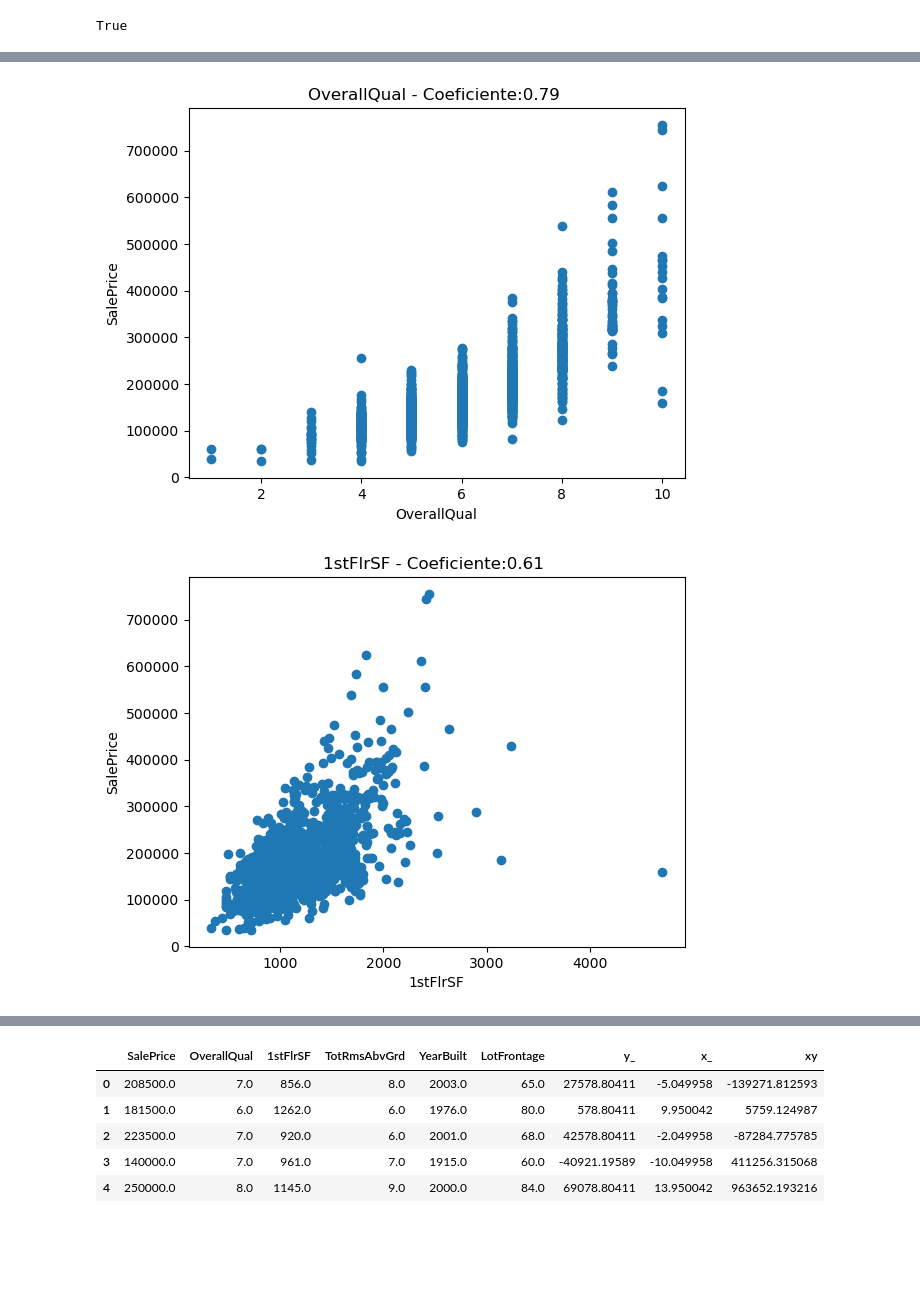
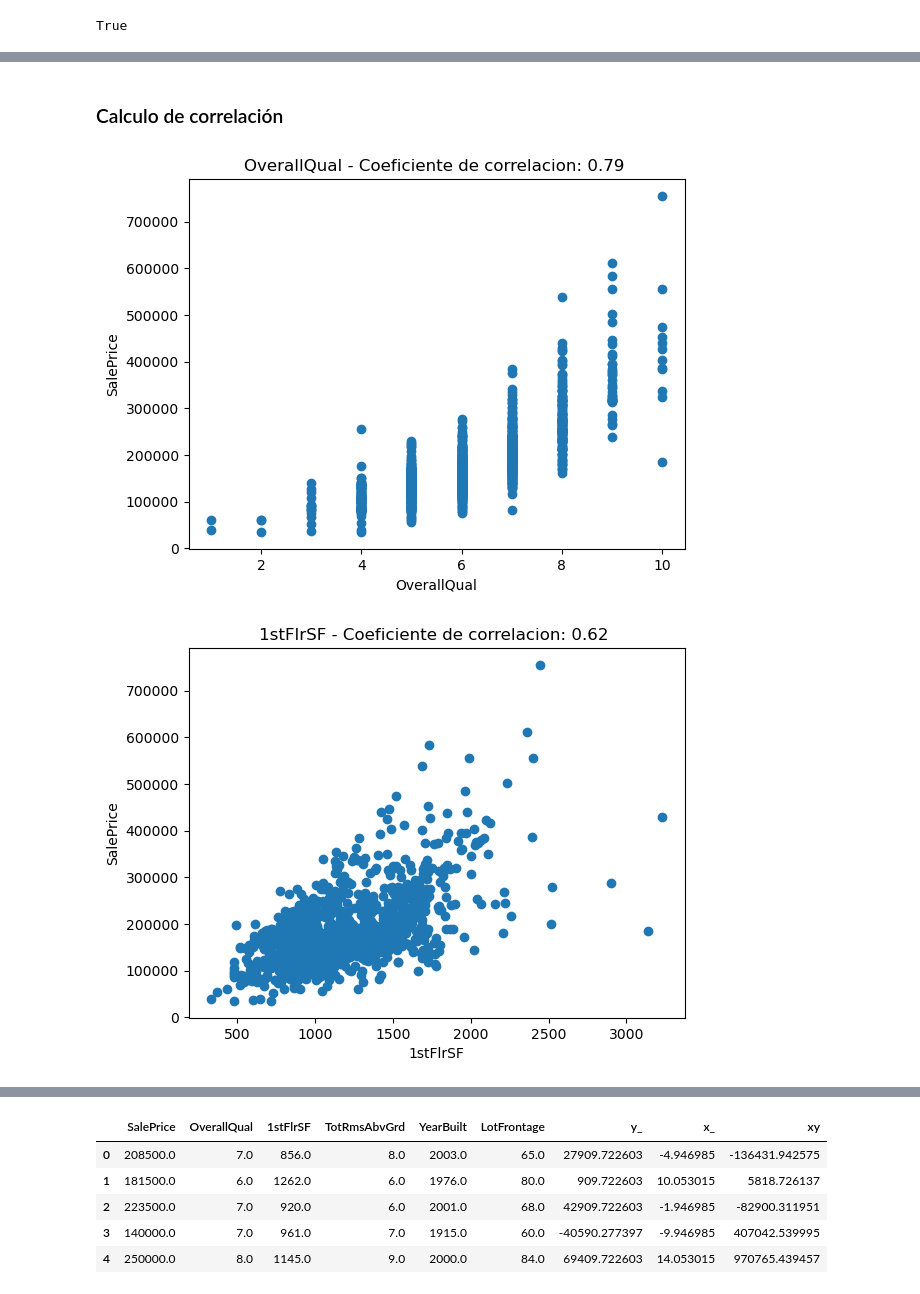
Before and after one commit to nafuent/Tareas_python, a Jupyter notebook: proyecto_cienciaDatos15004337.ipynb, the cells around one changed output, grey strips where cells are left out. Saved outputs shown, nothing was run; the diff lists cells and outputs as text; code cells hidden in the pictures; blank space fills up the shorter version.

```diff
--- a/proyecto_cienciaDatos15004337.ipynb
+++ b/proyecto_cienciaDatos15004337.ipynb
@@ -63,7 +85,7 @@ num_filas = len(dataSet)
 num_filas_setEntrena= int(num_filas*0.8)
 # %%
 # CREAR SET DE ENTRANMIENTO
-setEntrena=dataSet.iloc[0:num_filas_setEntrena,:]
+setEntrena=dataSet.iloc[0:num_filas_setEntrena,:].copy()
 
 # CONTAR FILAS DEL SET DE ENTRANMIENTO
 setEntrena.shape
@@ -85,8 +111,8 @@ True
 # %%
 #ANALISIS EXPLORATORIO DE LOS DATOS
 
-for col in dataSet.columns:
-    dtExploratorios = dataSet[col].describe()
+for col in setEntrena.columns:
+    dtExploratorios = setEntrena[col].describe()
     print("--------------------------------------")
     print(f"Columna: {col}")
     print("--------------------------------------")
@@ -95,12 +121,13 @@ for col in dataSet.columns:
     print("Maximo: ",dtExploratorios["max"])
     print("Minimo: ",dtExploratorios["min"])
     print("Desviacion Standar:",dtExploratorios["std"])
-    print("Rango peak to peak:",np.ptp(dataSet[col]))
-    print("Valores Nulos: ", dataSet[col].isnull().sum())
+    print("Rango peak to peak:",np.ptp(setEntrena[col]))
+    print("Valores Nulos: ", setEntrena[col].isnull().sum())
     print()
 
     #GRAFICAR HISTOGRAMA
-    sns.distplot(dataSet[col])
+
+    sns.displot(setEntrena[col])
     plt.show()
 
     print()
@@ -185,45 +195,50 @@ Valores Nulos:  0
+# %% [markdown]
+### Calculo de correlación
 # %%
 #FUNCION PARA OBTENER DATOS NECESARIOS PARA CALCULAR CORRELACION
 def estadisticos_col(df,col):
     estds=df[col].describe()
     media = estds["mean"]
     std=estds["std"]
     conteo =estds["count"]
 
     return media, std, conteo
 
-
+# diccionario para guardar las correlaciones
+listCorrelaciones ={}
 
 # GRAFICAR X y Y con scatterPlot
 var_y='SalePrice'
 
-mediaY, stdY, conteoY=estadisticos_col(dataSet,var_y)
-dataSet["y_"]=dataSet[var_y]-mediaY
+mediaY, stdY, conteoY=estadisticos_col(setEntrena,var_y)
+setEntrena["y_"]=setEntrena[var_y]-mediaY
 
 
 # CALCULAR COEFICIENTE PARA COLUMNA
-for col in dataSet:
+for col in setEntrena:
     if col not in( var_y, "y_","x_","xy") :
         #print(col)
-        mediaX, stdX, conteoX=estadisticos_col(dataSet,col)
-        dataSet["x_"]=dataSet[col]-mediaX
-        dataSet["xy"]=dataSet["x_"]* dataSet["y_"]
+        mediaX, stdX, conteoX=estadisticos_col(setEntrena,col)
+        setEntrena["x_"]=setEntrena[col]-mediaX
+        setEntrena["xy"]=setEntrena["x_"]* dataSet["y_"]
 
-        sumaXY=dataSet["xy"].sum()
+
+        sumaXY=setEntrena["xy"].sum()
         coeficiente=-1
         if (conteoY>0 ) and (conteoX==conteoY):
             coeficiente = sumaXY/( (conteoX-1) * stdX* stdY )
 
         #print("coeficiente ", coeficiente)
+        listCorrelaciones[col]= coeficiente
 
-        plt.scatter(dataSet[col], dataSet[var_y] )
+        plt.scatter(setEntrena[col], setEntrena[var_y] )
         plt.xlabel(col)
         plt.ylabel(var_y)
-        plt.title(f"{col} - Coeficiente:{round(coeficiente,2)  } ")
+        plt.title(f"{col} - Coeficiente de correlacion: {round(coeficiente,2)  } ")
         plt.show()
 
 
-dataSet.head()
+setEntrena.head()
 # %% [output]
-[figure, old version]
+[figure, new version]
-[figure, old version]
+[figure, new version]
@@ -233,6 +248,6 @@ dataSet.head()
 |  | SalePrice | OverallQual | 1stFlrSF | TotRmsAbvGrd | YearBuilt | LotFrontage | y_ | x_ | xy |
-| 0 | 208500.0 | 7.0 | 856.0 | 8.0 | 2003.0 | 65.0 | 27578.80411 | -5.049958 | -139271.812593 |
-| 1 | 181500.0 | 6.0 | 1262.0 | 6.0 | 1976.0 | 80.0 | 578.80411 | 9.950042 | 5759.124987 |
-| 2 | 223500.0 | 7.0 | 920.0 | 6.0 | 2001.0 | 68.0 | 42578.80411 | -2.049958 | -87284.775785 |
-| 3 | 140000.0 | 7.0 | 961.0 | 7.0 | 1915.0 | 60.0 | -40921.19589 | -10.049958 | 411256.315068 |
-| 4 | 250000.0 | 8.0 | 1145.0 | 9.0 | 2000.0 | 84.0 | 69078.80411 | 13.950042 | 963652.193216 |
+| 0 | 208500.0 | 7.0 | 856.0 | 8.0 | 2003.0 | 65.0 | 27909.722603 | -4.946985 | -136431.942575 |
+| 1 | 181500.0 | 6.0 | 1262.0 | 6.0 | 1976.0 | 80.0 | 909.722603 | 10.053015 | 5818.726137 |
+| 2 | 223500.0 | 7.0 | 920.0 | 6.0 | 2001.0 | 68.0 | 42909.722603 | -1.946985 | -82900.311951 |
+| 3 | 140000.0 | 7.0 | 961.0 | 7.0 | 1915.0 | 60.0 | -40590.277397 | -9.946985 | 407042.539995 |
+| 4 | 250000.0 | 8.0 | 1145.0 | 9.0 | 2000.0 | 84.0 | 69409.722603 | 14.053015 | 970765.439457 |
```
Also changed, not shown: parts of 24 cells of this notebook.
